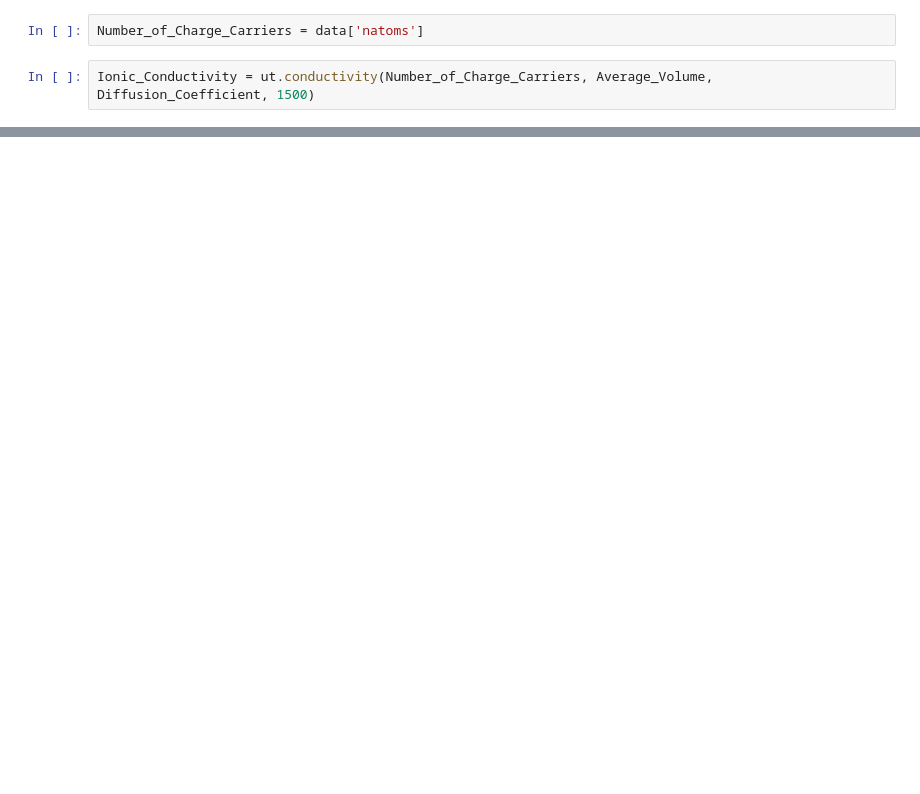
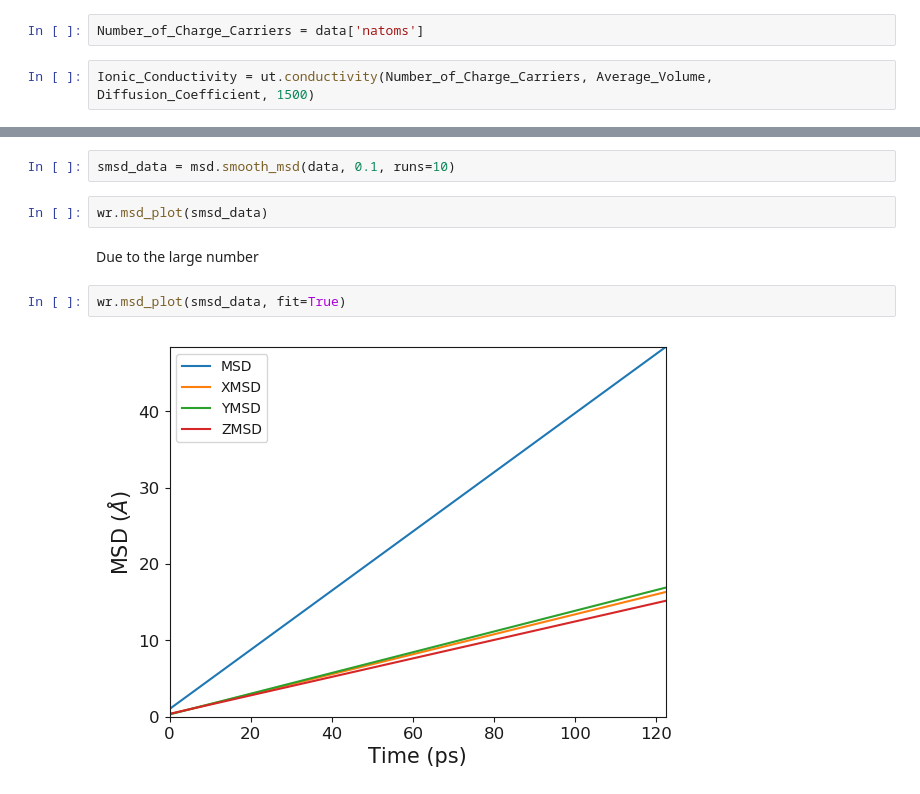
Before and after one commit to symmy596/Polypy, a Jupyter notebook: examples/MSD.ipynb, the cells around one changed output, grey strips where cells are left out. Drawn from its saved outputs; the diff is of its cells as text; blank space fills up the shorter version.

```diff
--- a/examples/MSD.ipynb
+++ b/examples/MSD.ipynb
@@ -85,0 +92,10 @@ Resistivity : 0.01154778373582136
+# %%
+smsd_data = msd.smooth_msd(data, 0.1, runs=10)
+# %%
+wr.msd_plot(smsd_data)
+# %% [markdown]
+Due to the large number
+# %%
+wr.msd_plot(smsd_data, fit=True)
+# %% [output]
+[figure, added]
```
Also changed, not shown: parts of 18 cells of this notebook, 5 other files.
